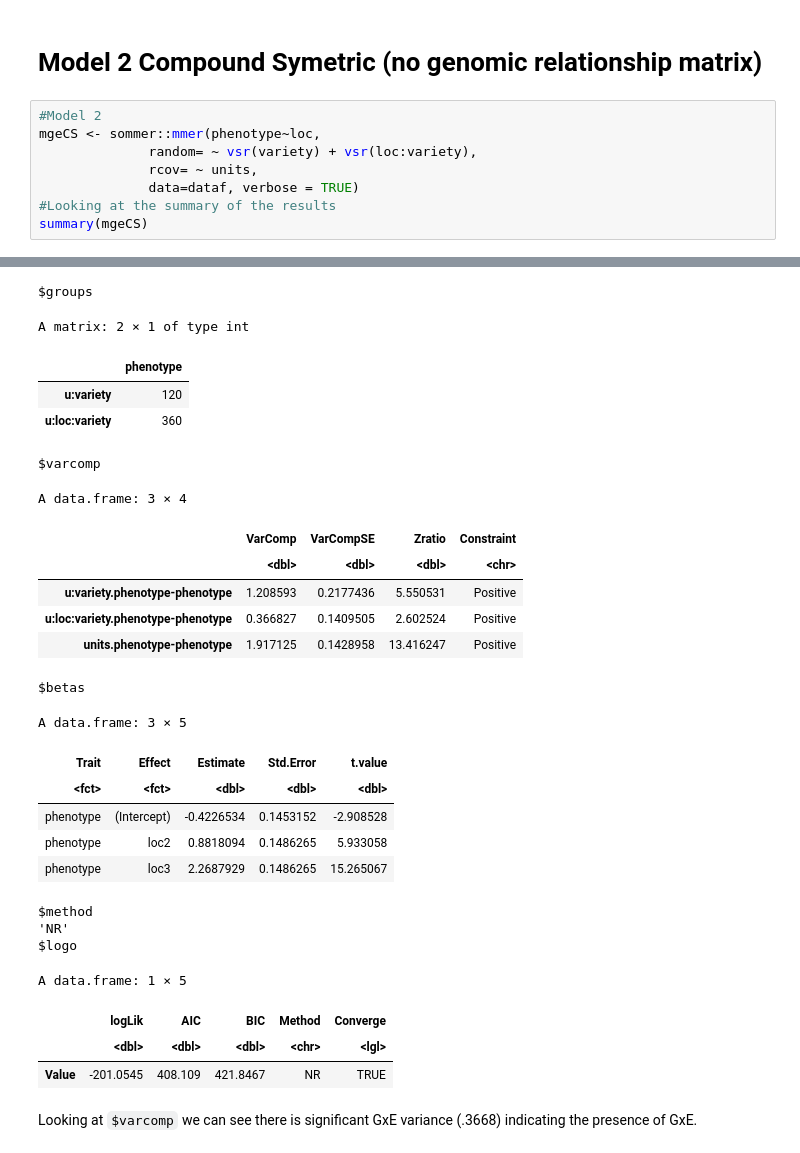
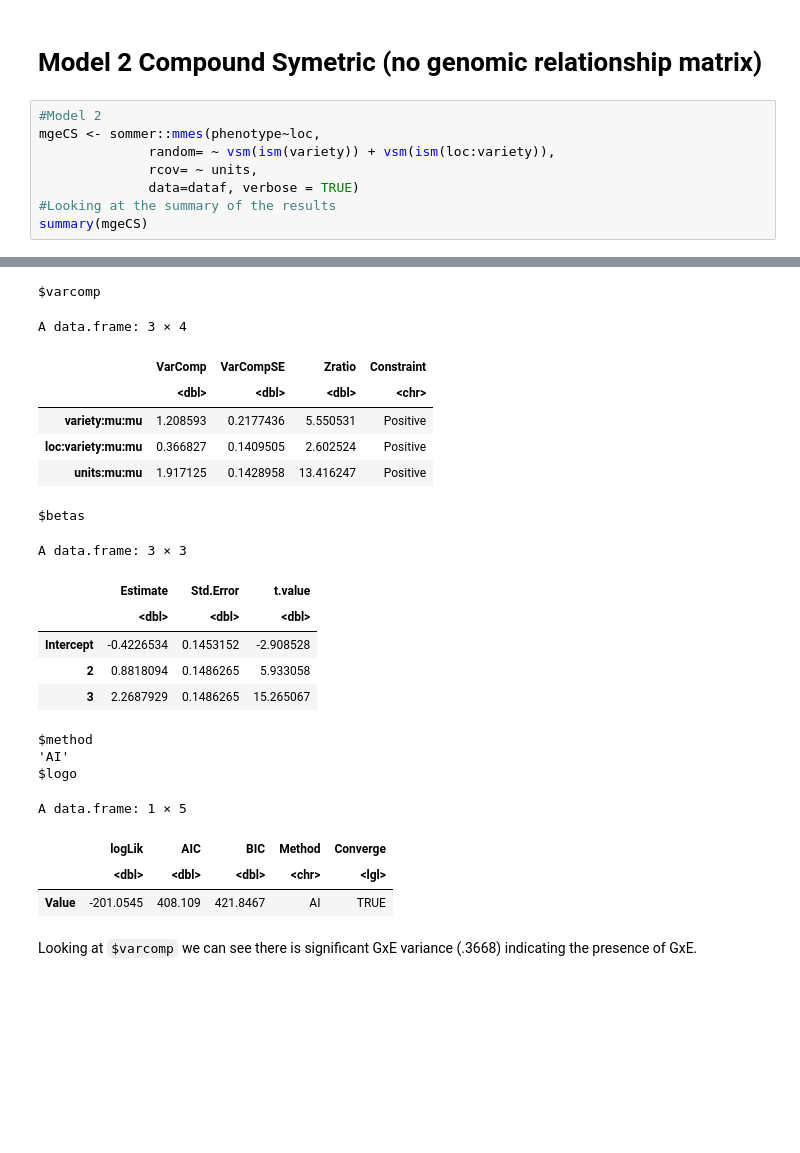
Before and after one commit to Robbins-Lab/PLSCI-7201, a Jupyter notebook: Modules/Module7/Mixed_Models_Covariance_Structures.ipynb, the cells around one changed output, grey strips where cells are left out. Cells and saved outputs as stored; diff of their text form; blank space fills up the shorter version.

```diff
--- a/Modules/Module7/Mixed_Models_Covariance_Structures.ipynb
+++ b/Modules/Module7/Mixed_Models_Covariance_Structures.ipynb
@@ -866,8 +863,8 @@ head(pNoGE360) # looking at the first positions in the vector
 # Model 2 Compound Symetric (no genomic relationship matrix)
 # %%
 #Model 2
-mgeCS <- sommer::mmer(phenotype~loc,
-              random= ~ vsr(variety) + vsr(loc:variety),
+mgeCS <- sommer::mmes(phenotype~loc,
+              random= ~ vsm(ism(variety)) + vsm(ism(loc:variety)),
               rcov= ~ units,
               data=dataf, verbose = TRUE)
 #Looking at the summary of the results
@@ -883,29 +880,24 @@ iteration    LogLik     wall    cpu(sec)   restrained
-$groups
+$varcomp
-A matrix: 2 × 1 of type int
+A data.frame: 3 × 4
-|  | phenotype |
-| u:variety | 120 |
-| u:loc:variety | 360 |
+|  | VarComp | VarCompSE | Zratio | Constraint |
+|  | <dbl> | <dbl> | <dbl> | <chr> |
+| variety:mu:mu | 1.208593 | 0.2177436 | 5.550531 | Positive |
+| loc:variety:mu:mu | 0.366827 | 0.1409505 | 2.602524 | Positive |
+| units:mu:mu | 1.917125 | 0.1428958 | 13.416247 | Positive |
-$varcomp
+$betas
-A data.frame: 3 × 4
+A data.frame: 3 × 3
-|  | VarComp | VarCompSE | Zratio | Constraint |
-|  | <dbl> | <dbl> | <dbl> | <chr> |
-| u:variety.phenotype-phenotype | 1.208593 | 0.2177436 | 5.550531 | Positive |
-| u:loc:variety.phenotype-phenotype | 0.366827 | 0.1409505 | 2.602524 | Positive |
-| units.phenotype-phenotype | 1.917125 | 0.1428958 | 13.416247 | Positive |
+|  | Estimate | Std.Error | t.value |
+|  | <dbl> | <dbl> | <dbl> |
+| Intercept | -0.4226534 | 0.1453152 | -2.908528 |
+| 2 | 0.8818094 | 0.1486265 | 5.933058 |
+| 3 | 2.2687929 | 0.1486265 | 15.265067 |
-$betas
+$method
+'AI'
+$logo
-A data.frame: 3 × 5
+A data.frame: 1 × 5
-| Trait | Effect | Estimate | Std.Error | t.value |
-| <fct> | <fct> | <dbl> | <dbl> | <dbl> |
-| phenotype | (Intercept) | -0.4226534 | 0.1453152 | -2.908528 |
-| phenotype | loc2 | 0.8818094 | 0.1486265 | 5.933058 |
-| phenotype | loc3 | 2.2687929 | 0.1486265 | 15.265067 |
+|  | logLik | AIC | BIC | Method | Converge |
+|  | <dbl> | <dbl> | <dbl> | <chr> | <lgl> |
+| Value | -201.0545 | 408.109 | 421.8467 | AI | TRUE |
-$method
-'NR'
-$logo
-A data.frame: 1 × 5
-|  | logLik | AIC | BIC | Method | Converge |
-|  | <dbl> | <dbl> | <dbl> | <chr> | <lgl> |
-| Value | -201.0545 | 408.109 | 421.8467 | NR | TRUE |
 # %% [markdown]
 Looking at `$varcomp` we can see there is significant GxE variance (.3668) indicating the presence of GxE.
 # %% [markdown]
```
Also changed, not shown: parts of 18 cells of this notebook.
